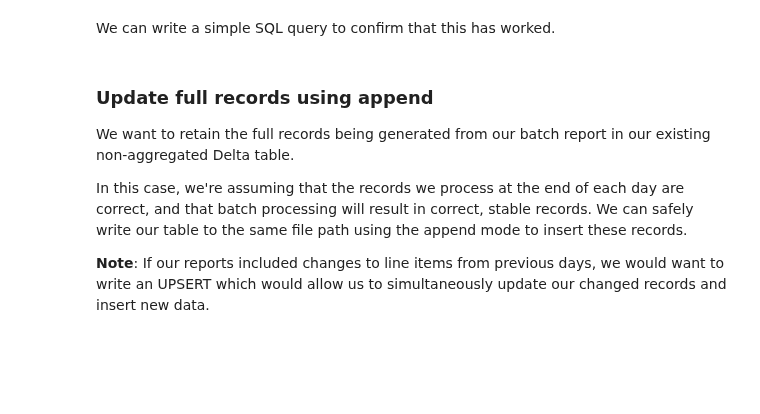
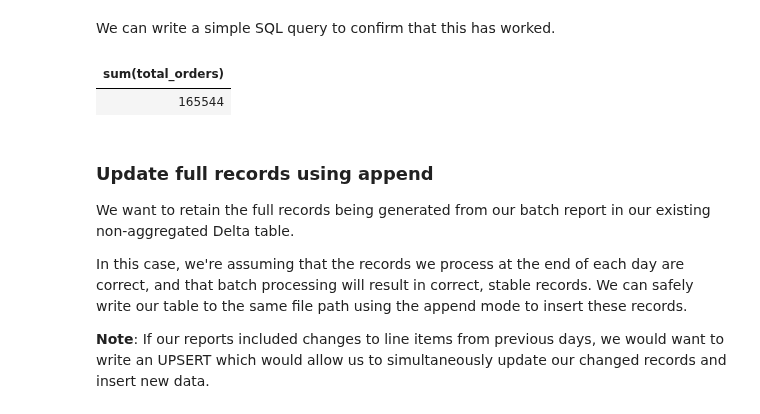
Before and after one commit to alcherniaev/Azure_Databricks, a Jupyter notebook: 2.Delta-Lake-Basics-Lab-1.ipynb, the cells around one changed output. Drawn from its saved outputs; the diff is of its cells as text; code cells hidden in the pictures; blank space fills up the shorter version.

```diff
--- a/2.Delta-Lake-Basics-Lab-1.ipynb
+++ b/2.Delta-Lake-Basics-Lab-1.ipynb
@@ -187,7 +278,10 @@ We can write a simple SQL query to confirm that this has worked.
 # %%
 %sql
 
-SELECT SUM(total_orders) FROM customer_counts
+SELECT SUM(total_orders) FROM customer_counts limit 5
+# %% [output]
+| sum(total_orders) |
+| 165544 |
 # %% [markdown]
 ### Update full records using append
 
```
Also changed, not shown: parts of 21 cells of this notebook.
